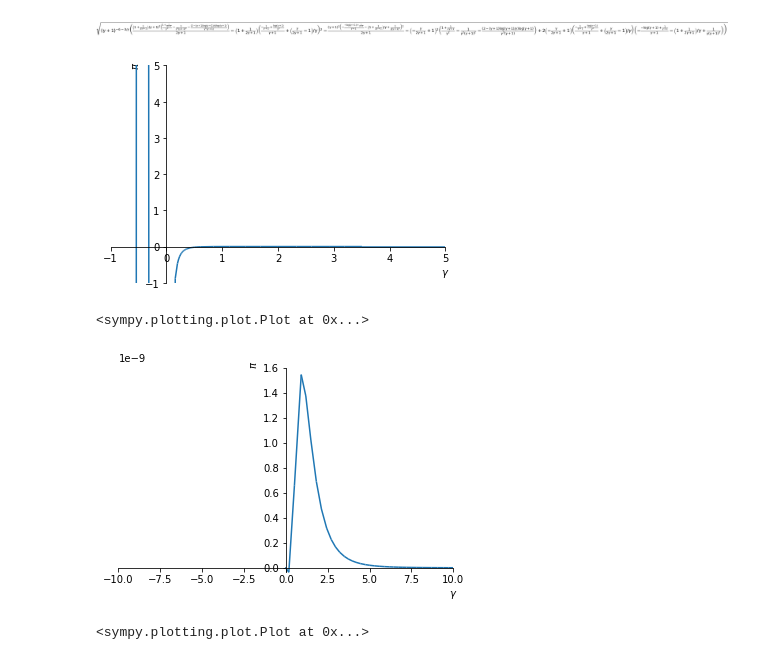
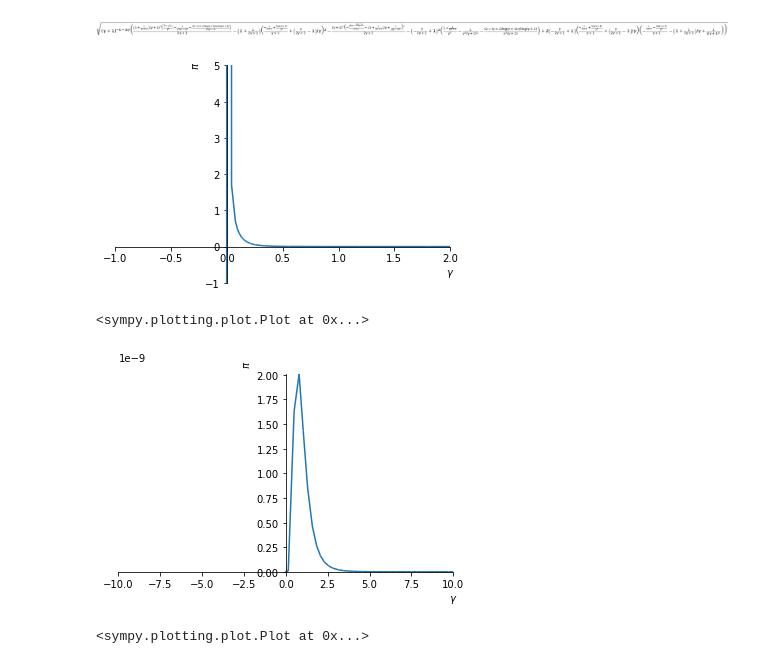
Before and after one commit to TheoMoins/ExtremesPyMC, a Jupyter notebook: main.ipynb, the cells around one changed output. Drawn from its saved outputs; the diff is of its cells as text; code cells hidden in the pictures.

```diff
--- a/main.ipynb
+++ b/main.ipynb
@@ -358,7 +358,7 @@ m12 = (1/sig**2)*(-gam/(2*gam + 1) + v)
 m13 = (1/sig)*((gam*v + 1)**(-1)*(-1/(gam + 1) + log(gam*v + 1)/gam**2)) \
     + (1/((gam*sig)))*(gam/(2*gam + 1) - v)
 m22 = (1/sig**2)*(v**2 + 1/(2*gam + 1))
-m23 = -1/(gam*sig)*(v**2 + 1/(2*gam + 1)) - (gam*v + 1)**(-1)*v*(-log(gam*v + 1) \
+m23 = -1/(gam*sig)*(v**2 + 1/(2*gam + 1)) - (gam*v + 1)**(-1)*v*(-log(gam*v + 1)/gam**2 \
       + 1/(gam + 1))/sig + (1/((sig*gam*(gam + 1))))*(gam*v + 1)**(-2)
 m33 = (1/gam**2)*(v**2 + 1/(2*gam + 1)) - 2/(gam**2*(gam + 1))*(gam*v + 1)**(-1) \
     + (1/gam**2)*(gam*v + 1)**(-2) - (2*v - (gam*v + 1)*log(gam*v + 1)/gam)*(gam*v + 1)**(-1)*log(gam*v + 1)/gam**3
@@ -410,12 +410,12 @@ fisher_prior11
 [figure]
 # %%
 plot(fisher_prior11**2,
-     xlim=(-1,5),
+     xlim=(-1,2),
      ylim = (-1,5),
      xlabel = "$\gamma$",
      ylabel = "$\pi$")
 # %% [output]
-[figure, old version]
+[figure, new version]
 <sympy.plotting.plot.Plot at 0x...>
 # %%
 fisher_prior_test = fisher_prior.subs(sig,1).subs(v,20).subs(m,1)
@@ -425,5 +425,5 @@ plot(fisher_prior_test**2,
      xlabel = "$\gamma$",
      ylabel = "$\pi$")
 # %% [output]
-[figure, old version]
+[figure, new version]
 <sympy.plotting.plot.Plot at 0x...>
```
Also changed, not shown: parts of 3 cells of this notebook.
